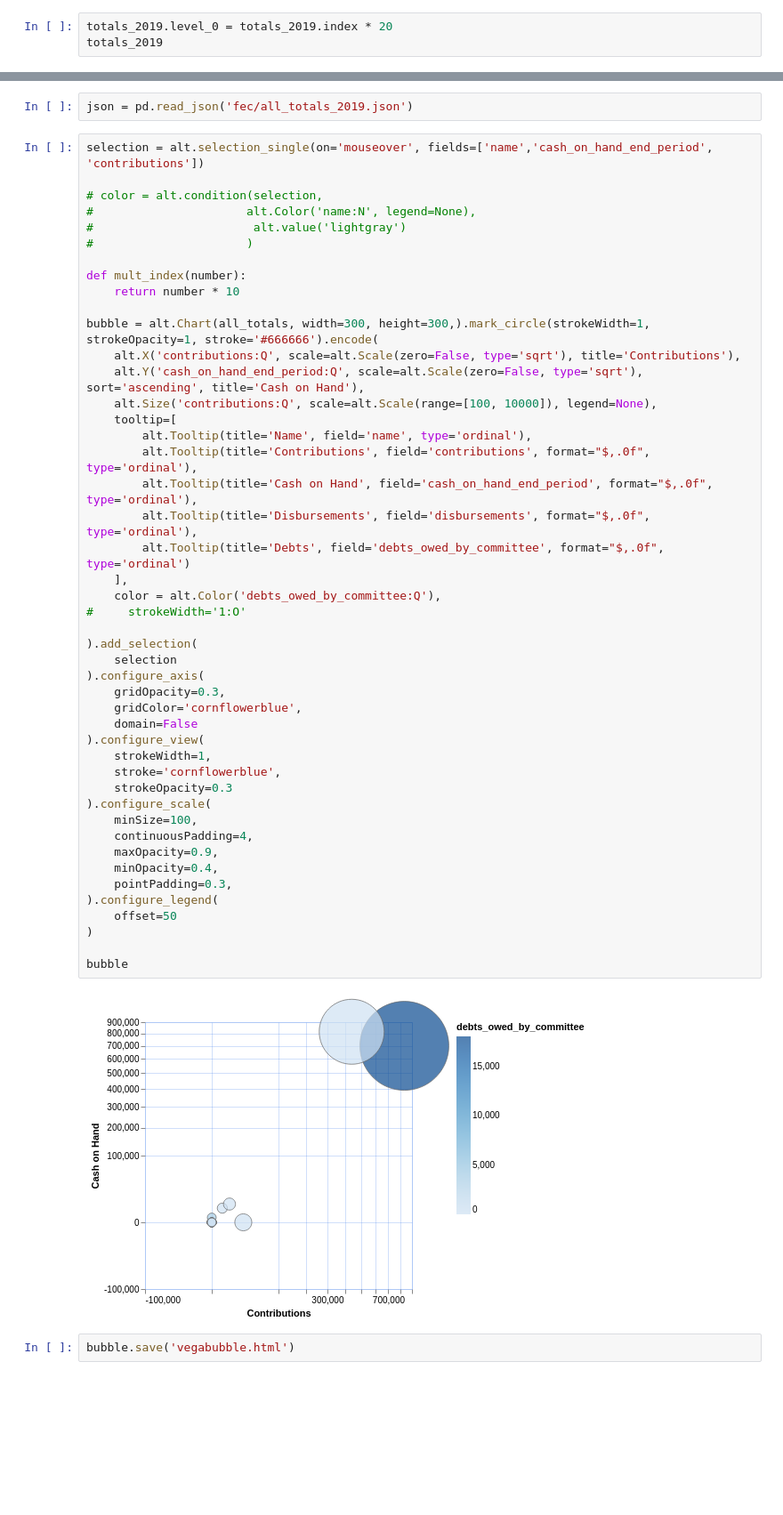
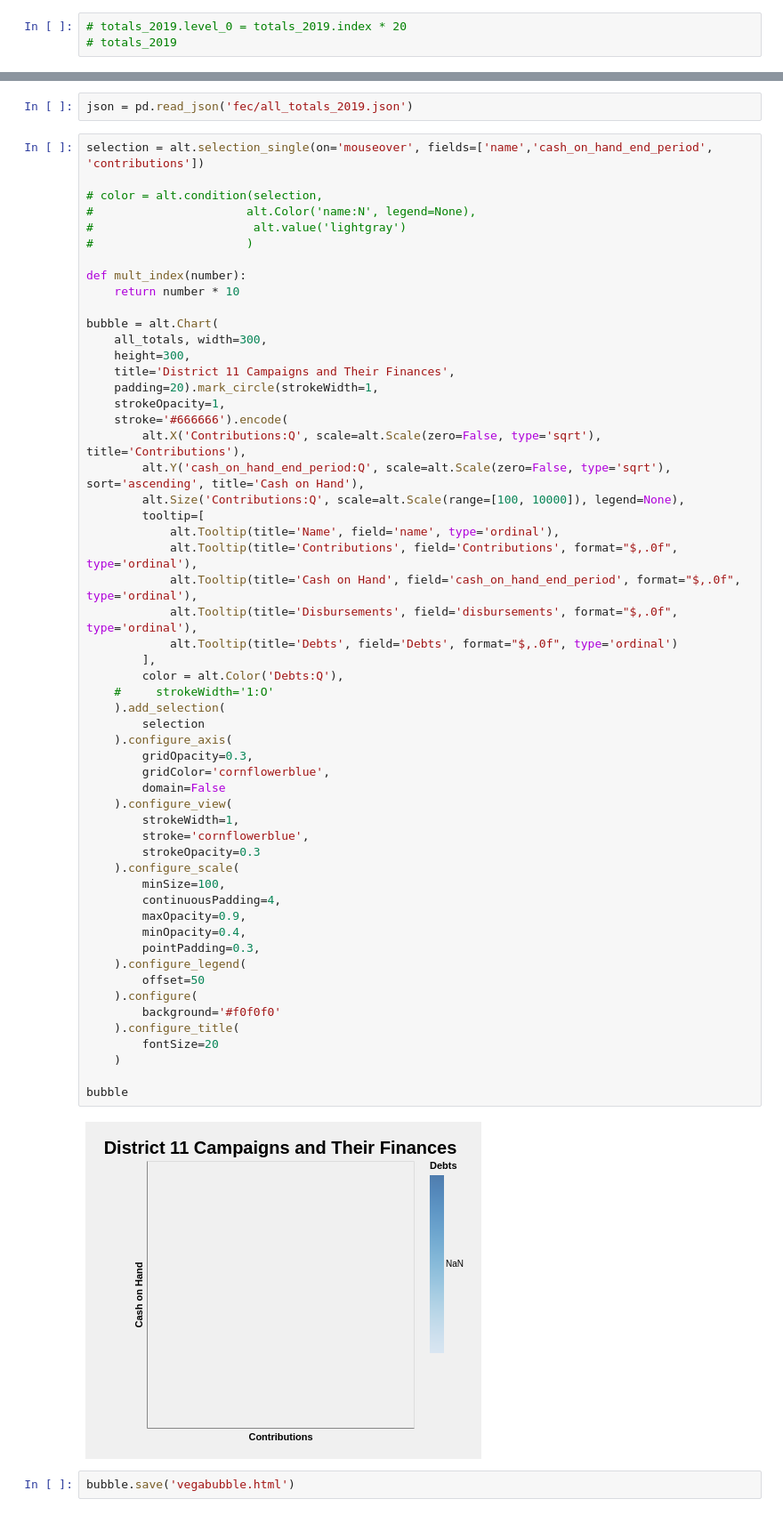
Before and after one commit to nemo-omen/tx-politics, a Jupyter notebook: 11th_district.ipynb, the cells around one changed output, grey strips where cells are left out. Shown at 89% size. Saved outputs shown, nothing was run; the diff lists cells and outputs as text; blank space fills up the shorter version.

Commit message:
Column and title changes

```diff
--- a/11th_district.ipynb
+++ b/11th_district.ipynb
@@ -182,3 +78,3 @@ totals_2019
 # %%
-totals_2019.level_0 = totals_2019.index * 20
-totals_2019
+# totals_2019.level_0 = totals_2019.index * 20
+# totals_2019
@@ -220,50 +107,59 @@ json = pd.read_json('fec/all_totals_2019.json')
 # %%
 selection = alt.selection_single(on='mouseover', fields=['name','cash_on_hand_end_period', 'contributions'])
 
 # color = alt.condition(selection,
 #                      alt.Color('name:N', legend=None),
 #                       alt.value('lightgray')
 #                      )
 
 def mult_index(number):
     return number * 10
 
-bubble = alt.Chart(all_totals, width=300, height=300,).mark_circle(strokeWidth=1, strokeOpacity=1, stroke='#666666').encode(
-    alt.X('contributions:Q', scale=alt.Scale(zero=False, type='sqrt'), title='Contributions'),
-    alt.Y('cash_on_hand_end_period:Q', scale=alt.Scale(zero=False, type='sqrt'), sort='ascending', title='Cash on Hand'),
-    alt.Size('contributions:Q', scale=alt.Scale(range=[100, 10000]), legend=None),
-    tooltip=[
-        alt.Tooltip(title='Name', field='name', type='ordinal'),
-        alt.Tooltip(title='Contributions', field='contributions', format="$,.0f", type='ordinal'),
-        alt.Tooltip(title='Cash on Hand', field='cash_on_hand_end_period', format="$,.0f", type='ordinal'),
-        alt.Tooltip(title='Disbursements', field='disbursements', format="$,.0f", type='ordinal'),
-        alt.Tooltip(title='Debts', field='debts_owed_by_committee', format="$,.0f", type='ordinal')
-    ],
-    color = alt.Color('debts_owed_by_committee:Q'),
-#     strokeWidth='1:O'
-
-).add_selection(
-    selection
-).configure_axis(
-    gridOpacity=0.3,
-    gridColor='cornflowerblue',
-    domain=False
-).configure_view(
-    strokeWidth=1,
-    stroke='cornflowerblue',
-    strokeOpacity=0.3
-).configure_scale(
-    minSize=100,
-    continuousPadding=4,
-    maxOpacity=0.9,
-    minOpacity=0.4,
-    pointPadding=0.3,
-).configure_legend(
-    offset=50
-)
+bubble = alt.Chart(
+    all_totals, width=300,
+    height=300,
+    title='District 11 Campaigns and Their Finances',
+    padding=20).mark_circle(strokeWidth=1,
+    strokeOpacity=1,
+    stroke='#666666').encode(
+        alt.X('Contributions:Q', scale=alt.Scale(zero=False, type='sqrt'), title='Contributions'),
+        alt.Y('cash_on_hand_end_period:Q', scale=alt.Scale(zero=False, type='sqrt'), sort='ascending', title='Cash on Hand'),
+        alt.Size('Contributions:Q', scale=alt.Scale(range=[100, 10000]), legend=None),
+        tooltip=[
+            alt.Tooltip(title='Name', field='name', type='ordinal'),
+            alt.Tooltip(title='Contributions', field='Contributions', format="$,.0f", type='ordinal'),
+            alt.Tooltip(title='Cash on Hand', field='cash_on_hand_end_period', format="$,.0f", type='ordinal'),
+            alt.Tooltip(title='Disbursements', field='disbursements', format="$,.0f", type='ordinal'),
+            alt.Tooltip(title='Debts', field='Debts', format="$,.0f", type='ordinal')
+        ],
+        color = alt.Color('Debts:Q'),
+    #     strokeWidth='1:O'
+    ).add_selection(
+        selection
+    ).configure_axis(
+        gridOpacity=0.3,
+        gridColor='cornflowerblue',
+        domain=False
+    ).configure_view(
+        strokeWidth=1,
+        stroke='cornflowerblue',
+        strokeOpacity=0.3
+    ).configure_scale(
+        minSize=100,
+        continuousPadding=4,
+        maxOpacity=0.9,
+        minOpacity=0.4,
+        pointPadding=0.3,
+    ).configure_legend(
+        offset=50
+    ).configure(
+        background='#f0f0f0'
+    ).configure_title(
+        fontSize=20
+    )
 
 bubble
 # %% [output]
-[figure, old version]
+[figure, new version]
 # %%
 bubble.save('vegabubble.html')
```
Also changed, not shown: parts of 23 cells of this notebook, 1 other file.
